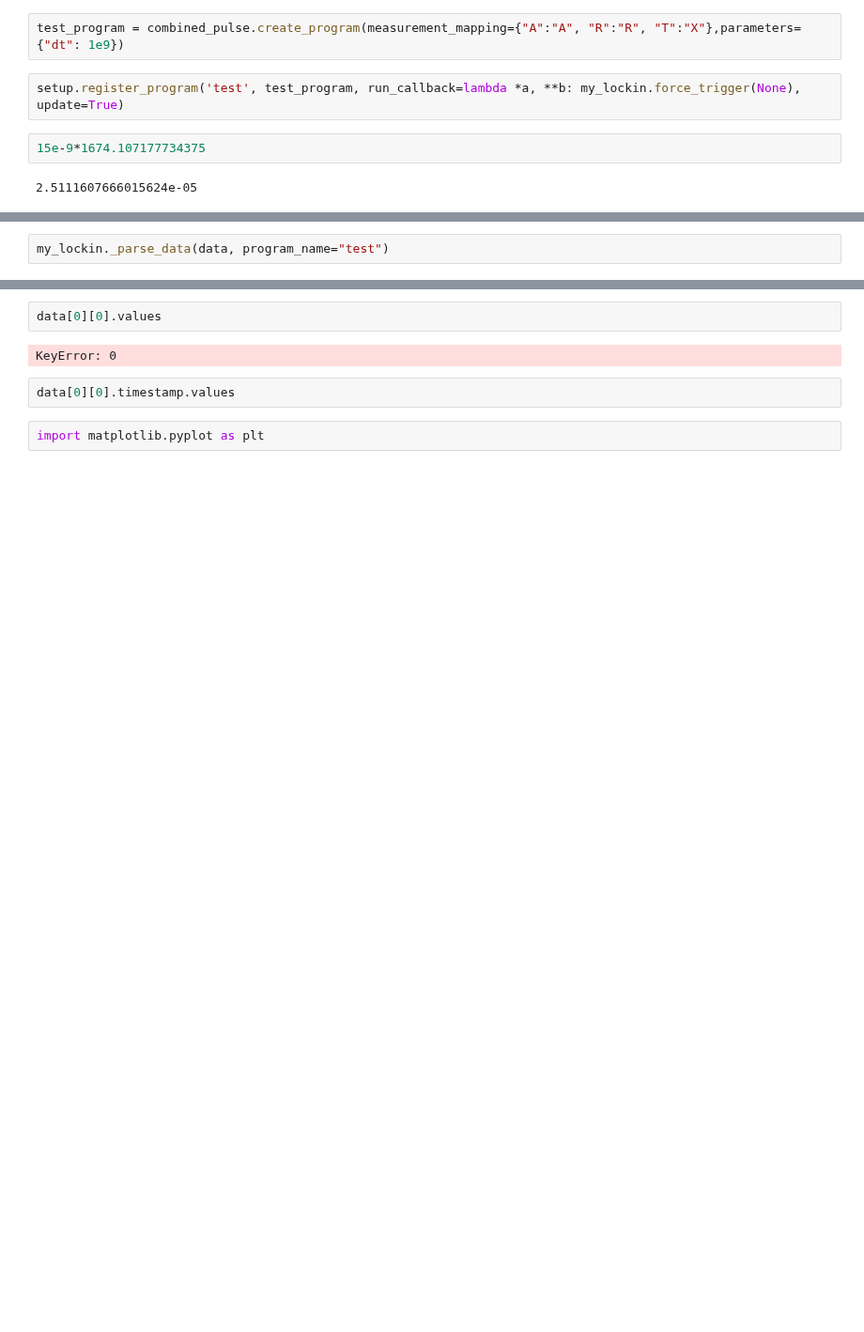
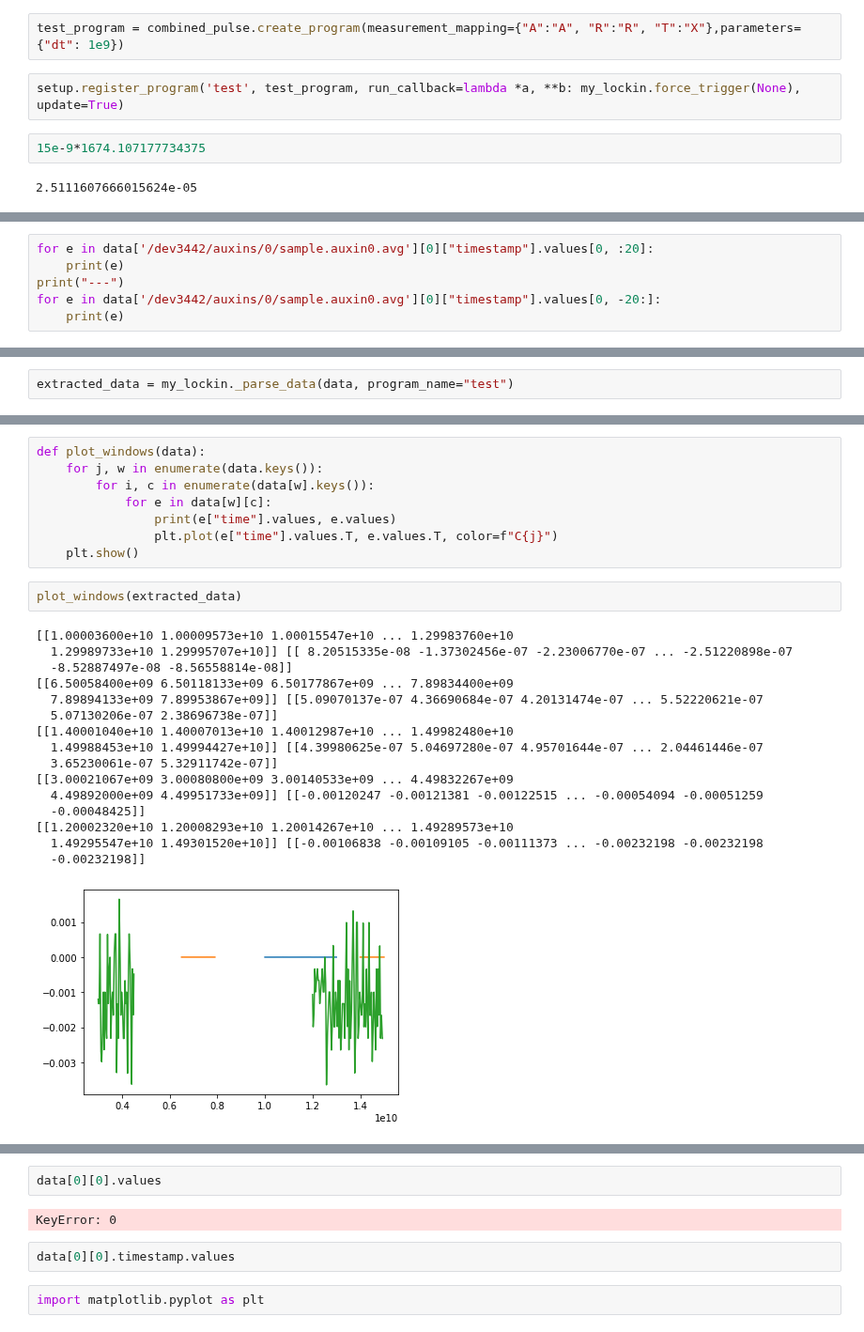
Before and after one commit to qutech/qupulse, a Jupyter notebook: qupulse/examples/zurich_instruments_lockin_mfli_daq.ipynb, the cells around one changed output, grey strips where cells are left out. Shown at 94% size. Saved outputs shown, nothing was run; the diff lists cells and outputs as text; blank space fills up the shorter version.

Commit message:
extracting windows now working

```diff
--- a/qupulse/examples/zurich_instruments_lockin_mfli_daq.ipynb
+++ b/qupulse/examples/zurich_instruments_lockin_mfli_daq.ipynb
@@ -243,3 +241,9 @@ data
       bandwidth:         [nan]
       center:            [0.]
       nenbw:             [nan]]}
+# %%
+for e in data['/dev3442/auxins/0/sample.auxin0.avg'][0]["timestamp"].values[0, :20]:
+    print(e)
+print("---")
+for e in data['/dev3442/auxins/0/sample.auxin0.avg'][0]["timestamp"].values[0, -20:]:
+    print(e)
@@ -267,4 +293,4 @@ nan
 # %%
-my_lockin._parse_data(data, program_name="test")
+extracted_data = my_lockin._parse_data(data, program_name="test")
 # %% [output]
 /dev3442/demods/0/sample.x
@@ -284,3 +313,30 @@ my_lockin._parse_data(data, program_name="test")
+# %%
+def plot_windows(data):
+    for j, w in enumerate(data.keys()):
+        for i, c in enumerate(data[w].keys()):
+            for e in data[w][c]:
+                print(e["time"].values, e.values)
+                plt.plot(e["time"].values.T, e.values.T, color=f"C{j}")
+    plt.show()
+# %%
+plot_windows(extracted_data)
+# %% [output]
+[[1.00003600e+10 1.00009573e+10 1.00015547e+10 ... 1.29983760e+10
+  1.29989733e+10 1.29995707e+10]] [[ 8.20515335e-08 -1.37302456e-07 -2.23006770e-07 ... -2.51220898e-07
+  -8.52887497e-08 -8.56558814e-08]]
+[[6.50058400e+09 6.50118133e+09 6.50177867e+09 ... 7.89834400e+09
+  7.89894133e+09 7.89953867e+09]] [[5.09070137e-07 4.36690684e-07 4.20131474e-07 ... 5.52220621e-07
+  5.07130206e-07 2.38696738e-07]]
+[[1.40001040e+10 1.40007013e+10 1.40012987e+10 ... 1.49982480e+10
+  1.49988453e+10 1.49994427e+10]] [[4.39980625e-07 5.04697280e-07 4.95701644e-07 ... 2.04461446e-07
+  3.65230061e-07 5.32911742e-07]]
+[[3.00021067e+09 3.00080800e+09 3.00140533e+09 ... 4.49832267e+09
+  4.49892000e+09 4.49951733e+09]] [[-0.00120247 -0.00121381 -0.00122515 ... -0.00054094 -0.00051259
+  -0.00048425]]
+[[1.20002320e+10 1.20008293e+10 1.20014267e+10 ... 1.49289573e+10
+  1.49295547e+10 1.49301520e+10]] [[-0.00106838 -0.00109105 -0.00111373 ... -0.00232198 -0.00232198
+  -0.00232198]]
+[figure, added]
 # %%
 %debug
 # %% [output]
```
Also changed, not shown: parts of 19 cells of this notebook, 1 other file.
